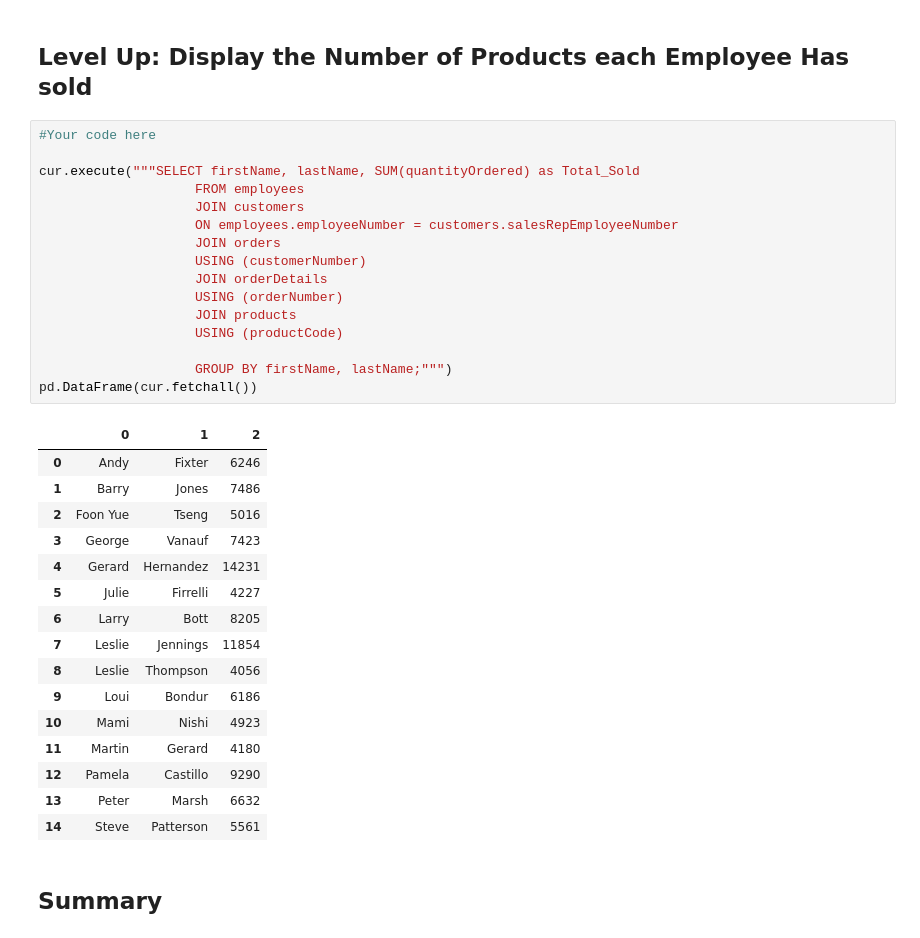
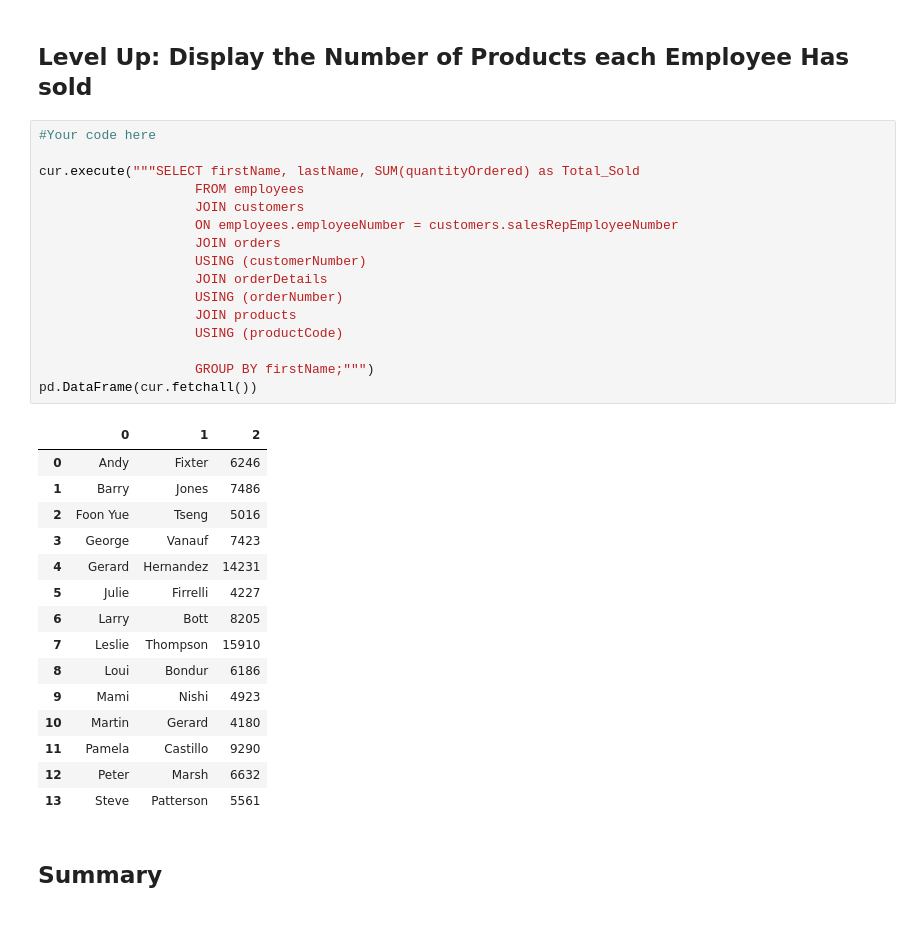
Before and after one commit to cruble/dsc-0-05-10-join-statements-lab-nyc-career-ds-102218, a Jupyter notebook: index.ipynb, the cells around one changed output. Saved outputs shown, nothing was run; the diff lists cells and outputs as text.

```diff
--- a/index.ipynb
+++ b/index.ipynb
@@ -178,36 +178,35 @@ pd.DataFrame(cur.fetchall())
 # %%
 #Your code here
 
 cur.execute("""SELECT firstName, lastName, SUM(quantityOrdered) as Total_Sold
                     FROM employees
                     JOIN customers
                     ON employees.employeeNumber = customers.salesRepEmployeeNumber
                     JOIN orders
                     USING (customerNumber)
                     JOIN orderDetails
                     USING (orderNumber)
                     JOIN products
                     USING (productCode)
 
-                    GROUP BY firstName, lastName;""")
+                    GROUP BY firstName;""")
 pd.DataFrame(cur.fetchall())
 # %% [output]
 |  | 0 | 1 | 2 |
 | 0 | Andy | Fixter | 6246 |
 | 1 | Barry | Jones | 7486 |
 | 2 | Foon Yue | Tseng | 5016 |
 | 3 | George | Vanauf | 7423 |
 | 4 | Gerard | Hernandez | 14231 |
 | 5 | Julie | Firrelli | 4227 |
 | 6 | Larry | Bott | 8205 |
-| 7 | Leslie | Jennings | 11854 |
-| 8 | Leslie | Thompson | 4056 |
-| 9 | Loui | Bondur | 6186 |
-| 10 | Mami | Nishi | 4923 |
-| 11 | Martin | Gerard | 4180 |
-| 12 | Pamela | Castillo | 9290 |
-| 13 | Peter | Marsh | 6632 |
-| 14 | Steve | Patterson | 5561 |
+| 7 | Leslie | Thompson | 15910 |
+| 8 | Loui | Bondur | 6186 |
+| 9 | Mami | Nishi | 4923 |
+| 10 | Martin | Gerard | 4180 |
+| 11 | Pamela | Castillo | 9290 |
+| 12 | Peter | Marsh | 6632 |
+| 13 | Steve | Patterson | 5561 |
 # %% [markdown]
 ## Summary
 # %% [markdown]
```
